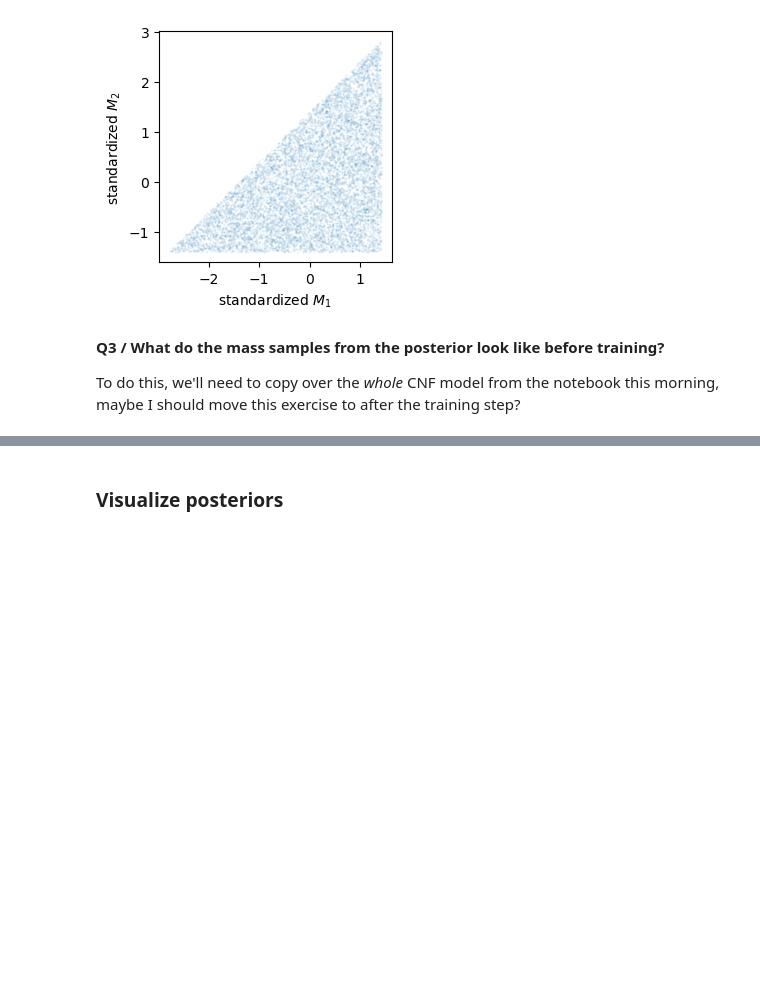
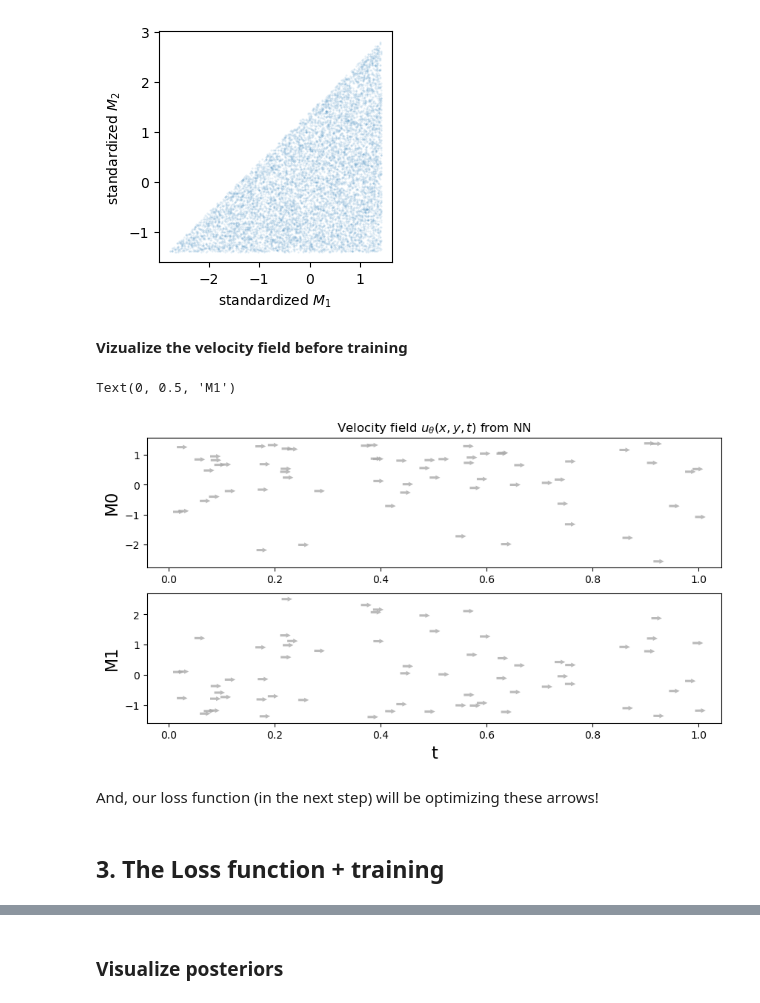
Before and after one commit to odsl-team/genAI-Days, a Jupyter notebook: 02_flow_matching/flow_matching.ipynb, the cells around one changed output, grey strips where cells are left out. Drawn from its saved outputs; the diff is of its cells as text; code cells hidden in the pictures; blank space fills up the shorter version.

```diff
--- a/02_flow_matching/flow_matching.ipynb
+++ b/02_flow_matching/flow_matching.ipynb
@@ -158,6 +153,6 @@ in_dim = param_dim+context_dim+1
 # %%
 hidden_dim = 512
-activation_fct = nn.ReLU()
+activation_fct = nn.ELU()
 
 # phi = nn.Sequential(nn.Linear(in_dim,hidden_dim),activation_fct,
 #                     nn.Linear(hidden_dim,hidden_dim//2),activation_fct,
@@ -165,10 +160,11 @@ activation_fct = nn.ReLU()
 #                     nn.Linear(hidden_dim//4,param_dim),
 #                    ).to(device)
 
-phi = nn.Sequential(nn.Linear(param_dim+1,hidden_dim),activation_fct,
-                    nn.Linear(hidden_dim,hidden_dim//2),activation_fct,
-                    nn.Linear(hidden_dim//2,hidden_dim//4),activation_fct,
-                    nn.Linear(hidden_dim//4,param_dim),
+
+phi = nn.Sequential(nn.Linear(in_dim,hidden_dim),activation_fct,
+                    nn.Linear(hidden_dim,hidden_dim),activation_fct,
+                    nn.Linear(hidden_dim,hidden_dim),activation_fct,
+                    nn.Linear(hidden_dim,param_dim),
                    ).to(device)
 # %% [markdown]
 Other "tricks" that I could play:
@@ -181,5 +177,5 @@ Other "tricks" that I could play:
 # %% [markdown]
 **Check the input and output dimensionality**
 # %%
-for X,theta,t in train_dataloader:
+for x,y in train_dataloader:
     break
@@ -190,5 +186,5 @@ X.shape,theta.shape,t.shape
 # %%
-X_in = torch.concatenate([theta,t],axis=1)
-# X_in = torch.concatenate([theta,X,t],axis=1)
+t = torch.rand(x.shape[0],1).to(device)
+X_in = torch.concatenate([x,t,y],axis=1)
 X_in.shape
 # %% [output]
@@ -196,3 +192,3 @@ torch.Size([64, 3])
 # %%
-ut = phi(X_in)
-ut.shape
+v_t = phi(X_in)
+assert v_t.shape == x.shape
@@ -208,7 +203,28 @@ plt.ylabel('standardized $M_2$')
 # %% [output]
 Text(0, 0.5, 'standardized $M_2$')
 [figure]
-# %% [markdown]
-**Q3 / What do the mass samples from the posterior look like before training?**
-
-To do this, we'll need to copy over the _whole_ CNF model from the notebook this morning, maybe I should move this exercise to after the training step?
+# %% [markdown]
+**Vizualize the velocity field before training**
+# %%
+fig,ax = plt.subplots(2,1,figsize=(10,5))
+
+kwargs = dict(angles='xy',scale_units='xy', scale=50,
+              headwidth=2,headlength=2,headaxislength=2,
+              width=.004,color='darkgrey',alpha=.8)
+ax[0].quiver(t.squeeze().cpu(),x[:,0].detach().cpu(), np.ones(t.shape[0]), v_t[:,0].detach().cpu(),
+           **kwargs)
+ax[1].quiver(t.squeeze().cpu(),x[:,1].detach().cpu(), np.ones(t.shape[0]), v_t[:,1].detach().cpu(),
+           **kwargs)
+
+ax[1].set_xlabel('t',fontsize=16)
+ax[0].set_title(r'Velocity field $u_\theta(x,y,t)$ from NN')
+
+ax[0].set_ylabel('M0',fontsize=16)
+ax[1].set_ylabel('M1',fontsize=16)
+# %% [output]
+Text(0, 0.5, 'M1')
+[figure, added]
+# %% [markdown]
+And, our loss function (in the next step) will be optimizing these arrows!
+# %% [markdown]
+## 3. The Loss function + training <a name="velocity-NN"></a>
```
Also changed, not shown: parts of 65 cells of this notebook.
